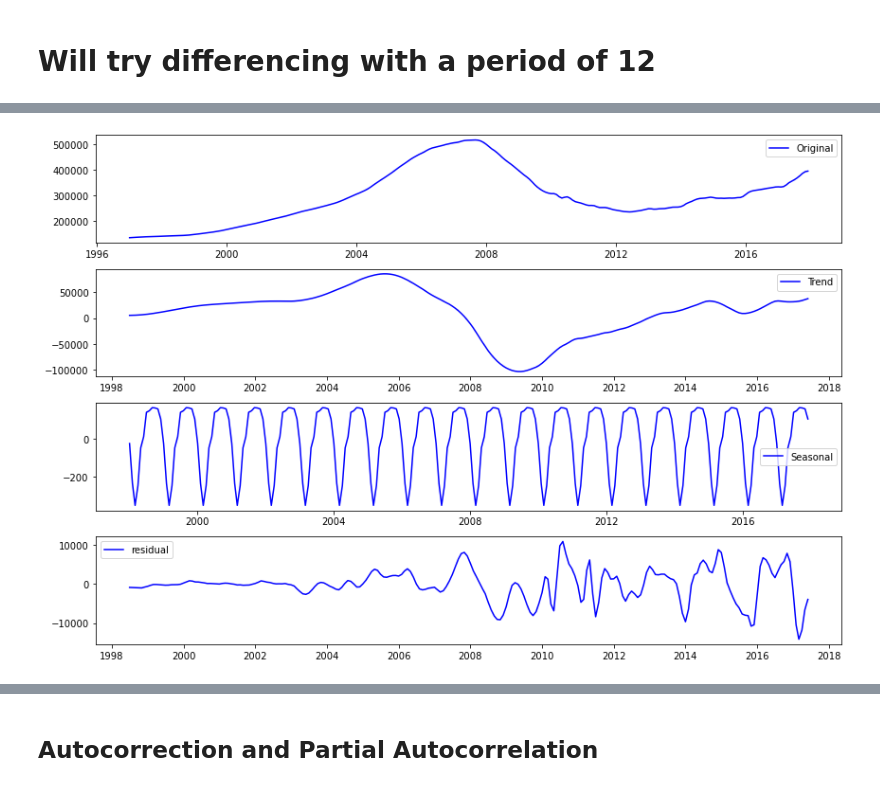
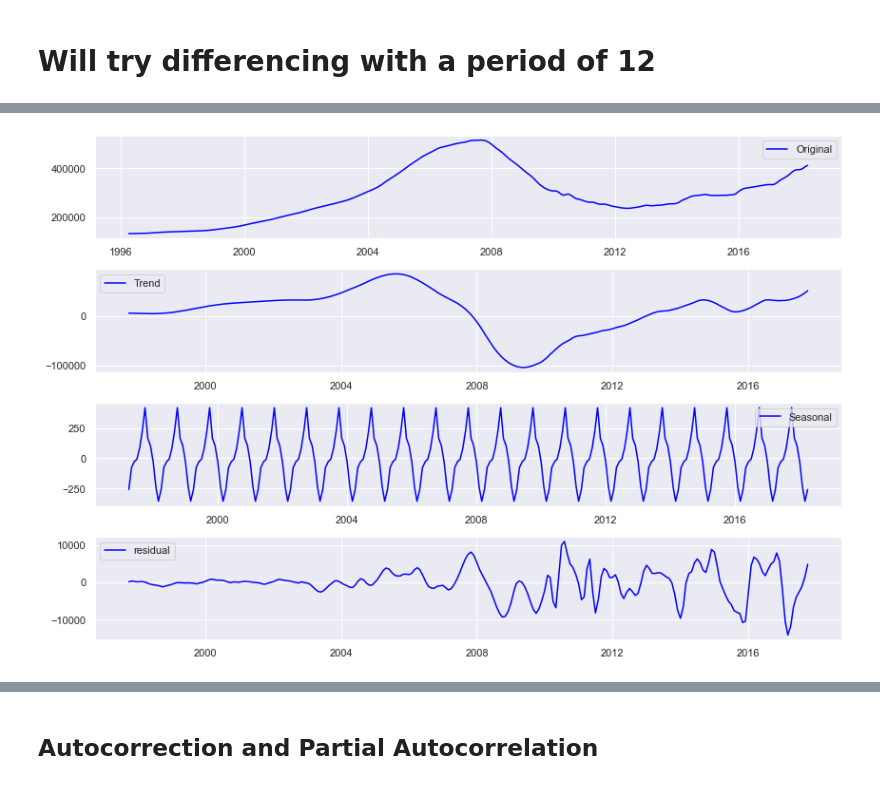
Before and after one commit to Eric-G-Romano/Real-Estate-Investment-Strategy, a Jupyter notebook: time-series/starter_notebook.ipynb, the cells around one changed output, grey strips where cells are left out. Saved outputs shown, nothing was run; the diff lists cells and outputs as text; code cells hidden in the pictures.

```diff
--- a/time-series/starter_notebook.ipynb
+++ b/time-series/starter_notebook.ipynb
@@ -40,6 +40,10 @@ import pandas as pd
 %matplotlib inline
 import matplotlib.pyplot as plt
 
+import seaborn as sns
+
+sns.set(rc={'figure.figsize':(8,6)})
+
 zillow_data = pd.read_csv('zillow_data.csv')
 zillow_data.head()
 # %% [output]
@@ -280,0 +175,13 @@ seca_zd = seca_zd_long.drop(['RegionName', 'City', 'State', 'Metro', 'CountyName
+# %%
+def town_zd(town):
+    x= melt_data(NJ_zillow_data.loc[(NJ_zillow_data.City == town)])
+    x.set_index('time', inplace=True)
+
+    if len(x.RegionName.unique()) == 1:
+        x= x.drop(['City', 'State', 'Metro', 'CountyName', 'SizeRank', 'RegionID'], axis=1)
+        return x
+    else:
+        for i in range(0,len(x.RegionName.unique())):
+            variables[i]= x.loc[(x.RegionName == x.RegionName[i])]
+            variables[i]= variables[i].drop(['City', 'State', 'Metro', 'CountyName', 'SizeRank', 'RegionID'], axis=1)
+        return variables
@@ -377,6 +301,8 @@ def stationarity_check(df):
         dfoutput['Critical Value (%s)'%key] = value
     print(dfoutput)
     return None
+# %%
+wny_zd = town_zd("West New York")['value']
 # %%
 stationarity_check(wny_zd)
 # %% [output]
@@ -661,6 +587,8 @@ dtype: float64
 # %% [markdown]
 # Will try differencing with a period of 12
 # %%
-data_diff_seasonal = wny_zd.diff(periods=12)
-data_diff_seasonal.isna().sum()
+data_diff_p12 = wny_zd.diff(periods=12)
+data_diff_p12.isna().sum()
+data_diff_p12.dropna(inplace=True)
+stationarity_check(data_diff_p12)
 # %% [output]
@@ -692,28 +606,28 @@ dtype: float64
 # %%
-decomposition = seasonal_decompose(data_diff_seasonal)
+decomposition = seasonal_decompose(data_diff_p12)
 
 # Gather the trend, seasonality, and residuals
 trend = decomposition.trend
 seasonal = decomposition.seasonal
 residual = decomposition.resid
 
 # Plot gathered statistics
 plt.figure(figsize=(12,8))
 plt.subplot(411)
 plt.plot(wny_zd, label='Original', color='blue')
 plt.legend(loc='best')
 plt.subplot(412)
 plt.plot(trend, label='Trend', color='blue')
 plt.legend(loc='best')
 plt.subplot(413)
 plt.plot(seasonal, label='Seasonal', color='blue')
 plt.legend(loc='best')
 plt.subplot(414)
 plt.plot(residual, label='residual', color='blue')
 plt.legend(loc='best')
 plt.tight_layout()
 # %% [output]
-[figure, old version]
+[figure, new version]
 # %%
 #Drop missing values from residuals
 wny_zd_decompose = residual
```
Also changed, not shown: parts of 150 cells of this notebook.
